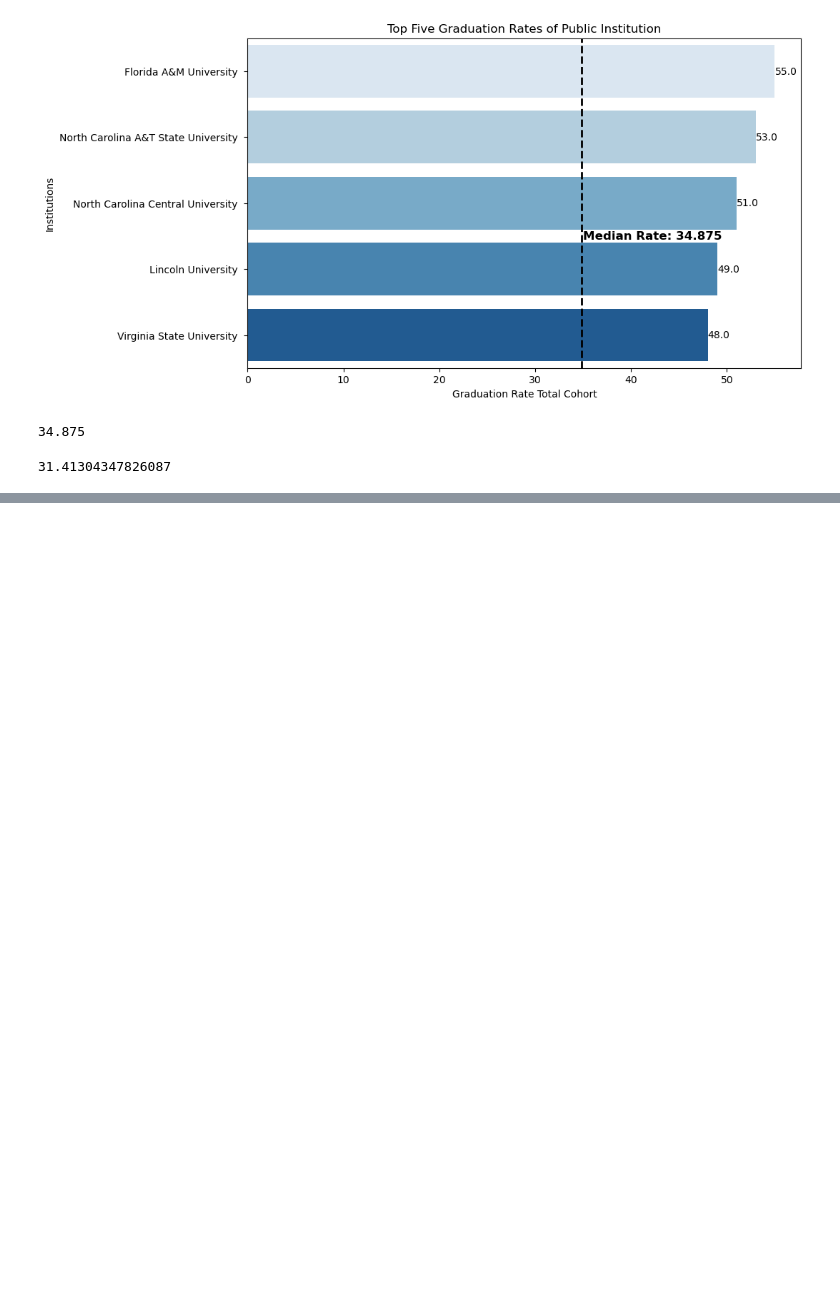
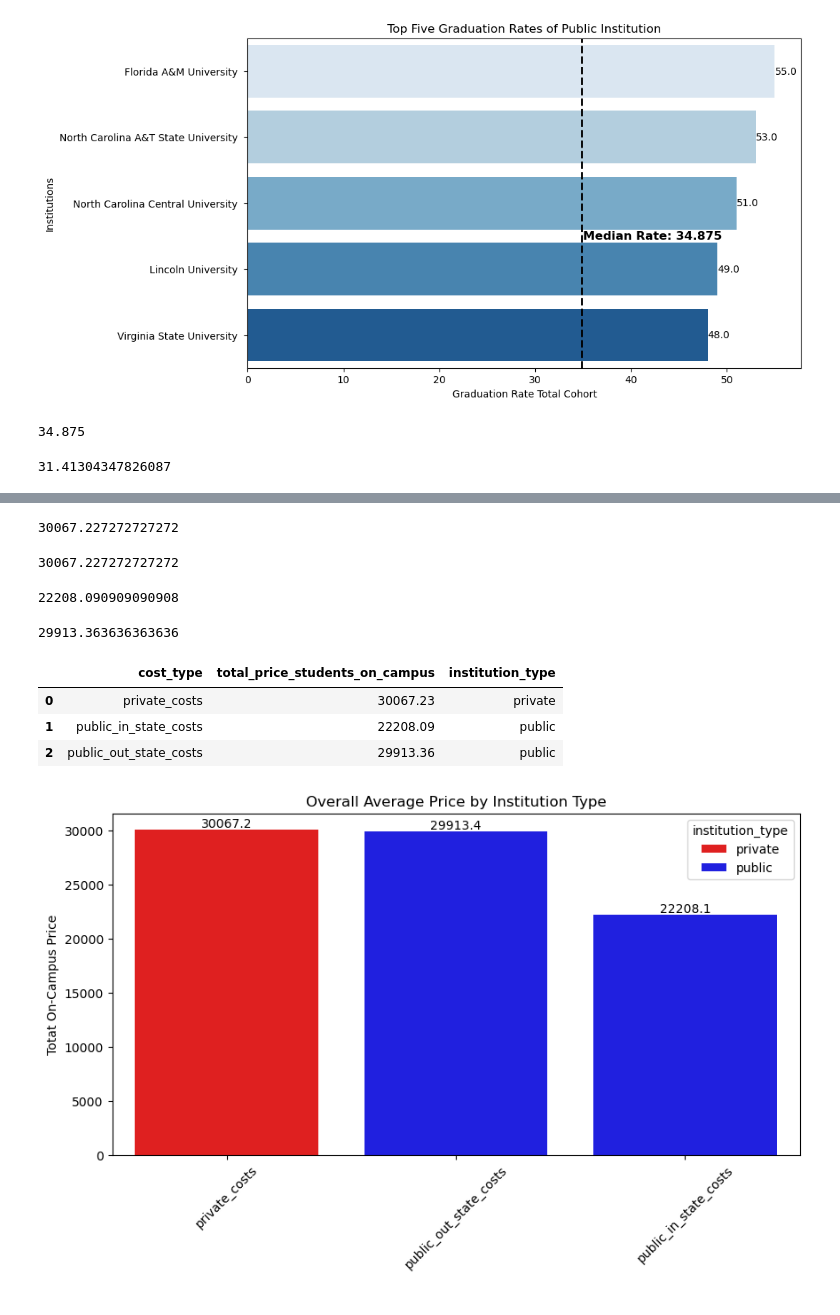
Before and after one commit to mhm516/HBCU_Analysis_Capstone, a Jupyter notebook: notebook/school_stats.ipynb, the cells around one changed output, grey strips where cells are left out. Drawn from its saved outputs; the diff is of its cells as text; code cells hidden in the pictures; blank space fills up the shorter version.

```diff
--- a/notebook/school_stats.ipynb
+++ b/notebook/school_stats.ipynb
@@ -863,0 +967,50 @@ private_grads.iloc[:, 7].mean()
+# %%
+# 7 9
+priv_in_state_costs= priv_costs.iloc[:,7].mean()
+priv_out_state_costs= priv_costs.iloc[:,9].mean()
+priv_in_state_costs
+# %% [output]
+30067.227272727272
+# %%
+priv_out_state_costs
+# %% [output]
+30067.227272727272
+# %%
+pub_in_state_costs= public_costs.iloc[:,7].mean()
+pub_in_state_costs
+# %% [output]
+22208.090909090908
+# %%
+pub_out_state_costs= public_costs.iloc[:,9].mean()
+pub_out_state_costs
+# %% [output]
+29913.363636363636
+# %%
+costs = [['private_costs', 30067.23, 'private'], ['public_in_state_costs', 22208.09, 'public'], ['public_out_state_costs', 29913.36, 'public']]
+
+# Create the pandas DataFrame
+costs_df = pd.DataFrame(costs, columns=['cost_type', 'total_price_students_on_campus', 'institution_type'])
+costs_df
+# %% [output]
+|  | cost_type | total_price_students_on_campus | institution_type |
+| 0 | private_costs | 30067.23 | private |
+| 1 | public_in_state_costs | 22208.09 | public |
+| 2 | public_out_state_costs | 29913.36 | public |
+# %%
+pub_priv_colors2 = {
+    'private': 'red',
+    'public': 'blue'
+}
+plt.figure(figsize=(10,5))
+costs_df= costs_df.sort_values('total_price_students_on_campus', ascending=False)
+ax= sns.barplot(costs_df, x="cost_type", y="total_price_students_on_campus", hue='institution_type',
+               palette =pub_priv_colors2,  dodge=False)
+ax.set_title('Overall Average Price by Institution Type')
+#ax.bar_label(ax.containers[1], fontsize=8);
+for i in ax.containers:
+    ax.bar_label(i,)
+plt.xticks(rotation=45, ha='center')
+ax.set(xlabel=' ',ylabel='Totat On-Campus Price')
+plt.savefig('../maps/pricing1.png',bbox_inches='tight',dpi=300)
+# %% [output]
+[figure, added]
```
Also changed, not shown: parts of 5 cells of this notebook.
